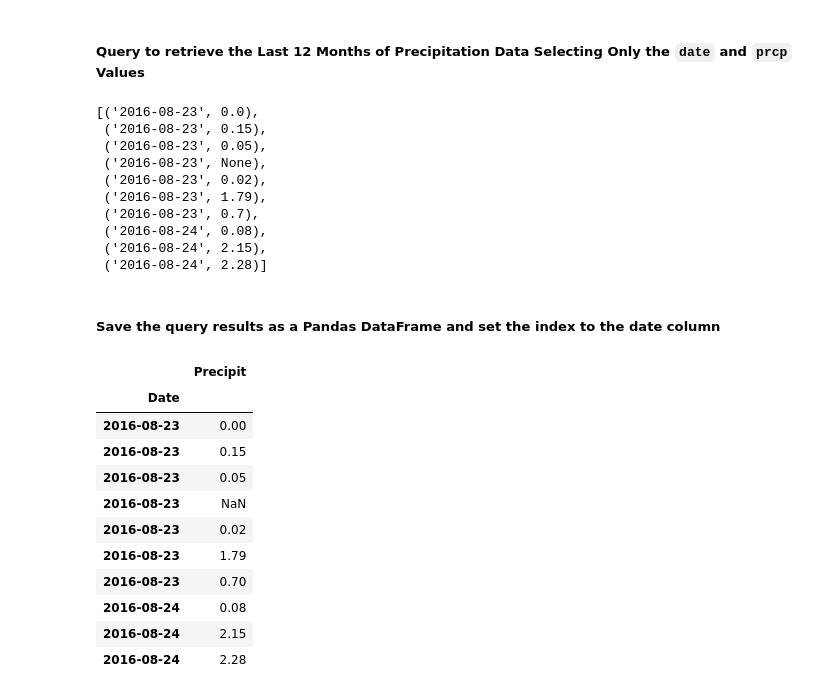
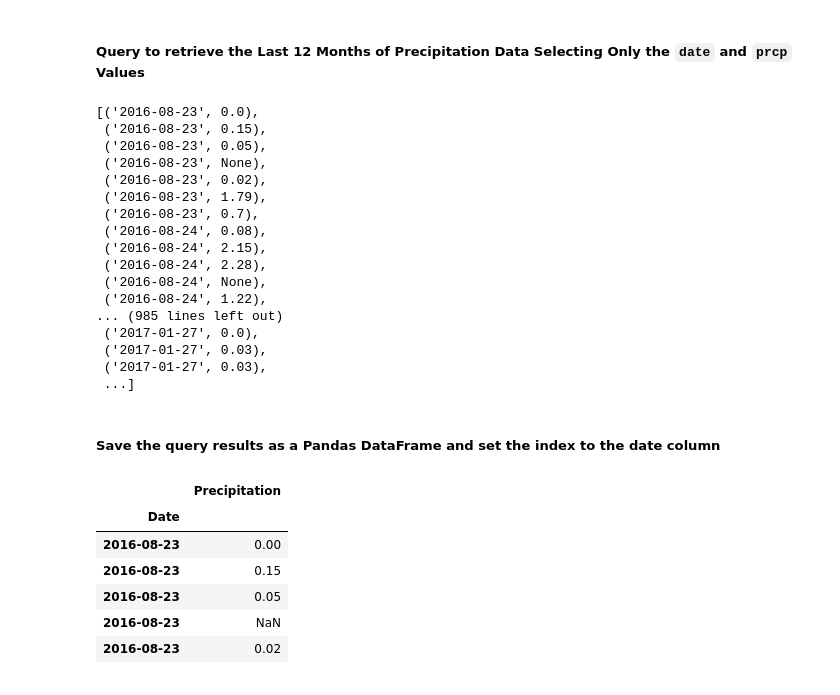
Before and after one commit to ShimsyV/sqlalchemy-challenge, a Jupyter notebook: Surfs_up.ipynb, the cells around one changed output. Cells and saved outputs as stored; diff of their text form; code cells hidden in the pictures.

```diff
--- a/Surfs_up.ipynb
+++ b/Surfs_up.ipynb
@@ -106,7 +106,7 @@ all_scores
 # %% [markdown]
 #####  Query to retrieve the Last 12 Months of Precipitation Data Selecting Only the `date` and `prcp` Values
 # %%
-prcp_data = session.query(Measurement.date, Measurement.prcp).filter(Measurement.date >= one_year_ago).order_by(Measurement.date).limit(10).all()
+prcp_data = session.query(Measurement.date, Measurement.prcp).filter(Measurement.date >= one_year_ago).order_by(Measurement.date).all()
 prcp_data
 # %% [output]
 [('2016-08-23', 0.0),
@@ -118,23 +118,25 @@ prcp_data
  ('2016-08-23', 0.7),
  ('2016-08-24', 0.08),
  ('2016-08-24', 2.15),
- ('2016-08-24', 2.28)]
+ ('2016-08-24', 2.28),
+ ('2016-08-24', None),
+ ('2016-08-24', 1.22),
+... (985 lines left out)
+ ('2017-01-27', 0.0),
+ ('2017-01-27', 0.03),
+ ('2017-01-27', 0.03),
+ ...]
 # %% [markdown]
 ##### Save the query results as a Pandas DataFrame and set the index to the date column
 # %%
-prcp_df = pd.DataFrame(prcp_data, columns=["Date","Precipit"])
+prcp_df = pd.DataFrame(prcp_data, columns=["Date","Precipitation"])
 prcp_df.set_index("Date", inplace=True,)
-prcp_df.head(10)
+prcp_df.head()
 # %% [output]
-|  | Precipit |
+|  | Precipitation |
 | Date |  |
 | 2016-08-23 | 0.00 |
 | 2016-08-23 | 0.15 |
 | 2016-08-23 | 0.05 |
 | 2016-08-23 | NaN |
 | 2016-08-23 | 0.02 |
-| 2016-08-23 | 1.79 |
-| 2016-08-23 | 0.70 |
-| 2016-08-24 | 0.08 |
-| 2016-08-24 | 2.15 |
-| 2016-08-24 | 2.28 |
```
Also changed, not shown: parts of 2 cells of this notebook.
